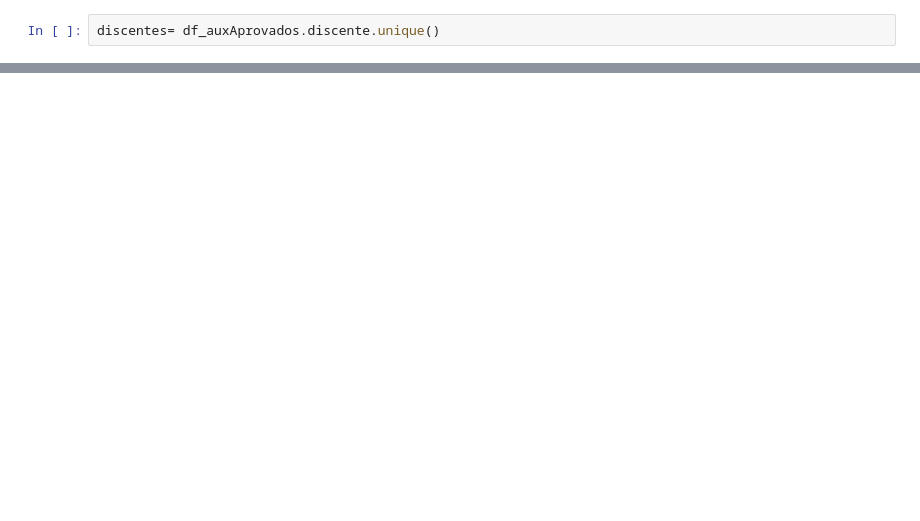
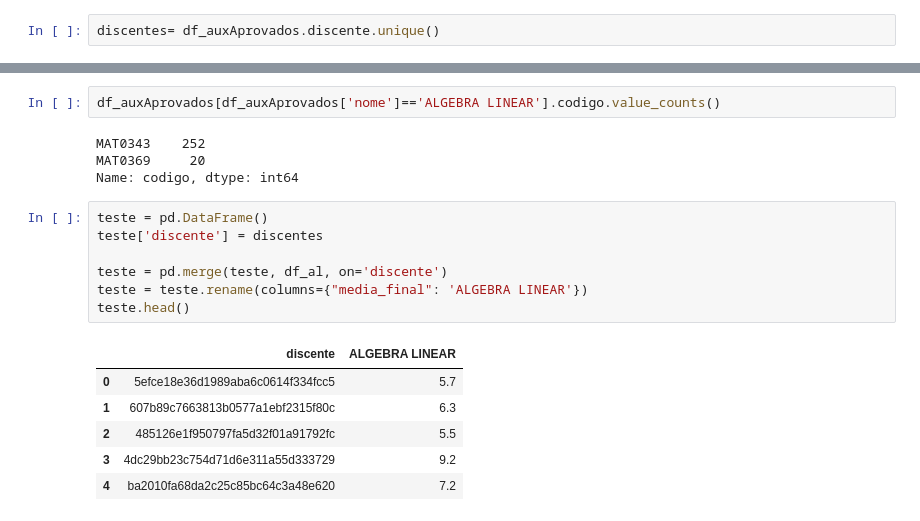
Before and after one commit to AndressaStefany/UFRN-data-analysis, a Jupyter notebook: correlacao.ipynb, the cells around one changed output, grey strips where cells are left out. Saved outputs shown, nothing was run; the diff lists cells and outputs as text; blank space fills up the shorter version.

```diff
--- a/correlacao.ipynb
+++ b/correlacao.ipynb
@@ -206,0 +257,20 @@ for discente in discentes:
+# %%
+df_auxAprovados[df_auxAprovados['nome']=='ALGEBRA LINEAR'].codigo.value_counts()
+# %% [output]
+MAT0343    252
+MAT0369     20
+Name: codigo, dtype: int64
+# %%
+teste = pd.DataFrame()
+teste['discente'] = discentes
+
+teste = pd.merge(teste, df_al, on='discente')
+teste = teste.rename(columns={"media_final": 'ALGEBRA LINEAR'})
+teste.head()
+# %% [output]
+|  | discente | ALGEBRA LINEAR |
+| 0 | 5efce18e36d1989aba6c0614f334fcc5 | 5.7 |
+| 1 | 607b89c7663813b0577a1ebf2315f80c | 6.3 |
+| 2 | 485126e1f950797fa5d32f01a91792fc | 5.5 |
+| 3 | 4dc29bb23c754d71d6e311a55d333729 | 9.2 |
+| 4 | ba2010fa68da2c25c85bc64c3a48e620 | 7.2 |
```
Also changed, not shown: parts of 8 cells of this notebook.
